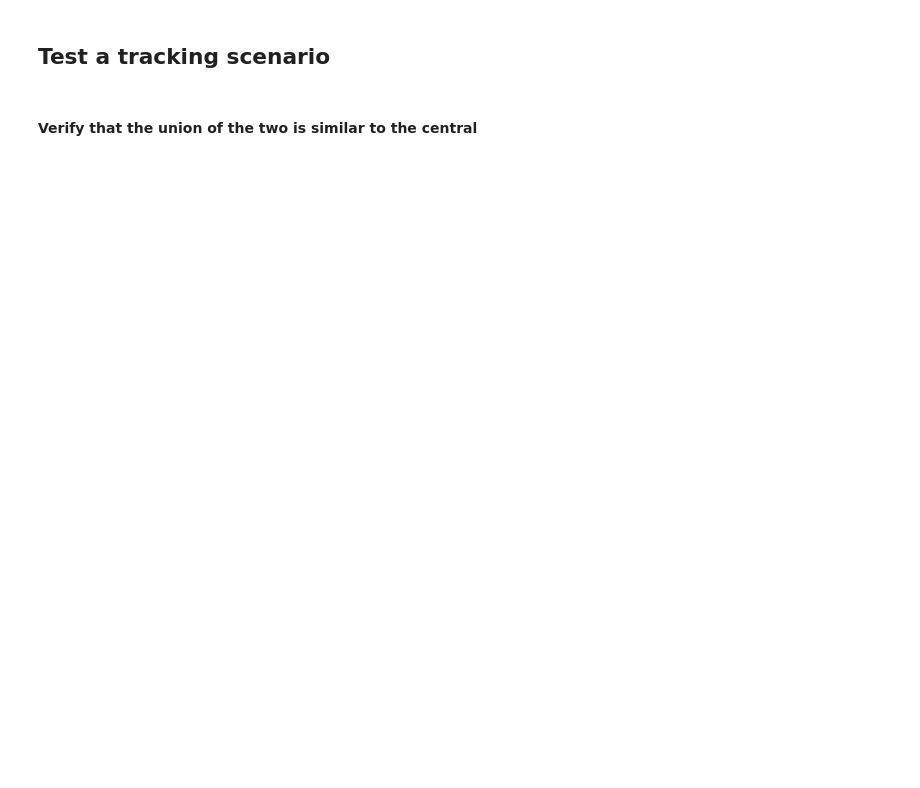
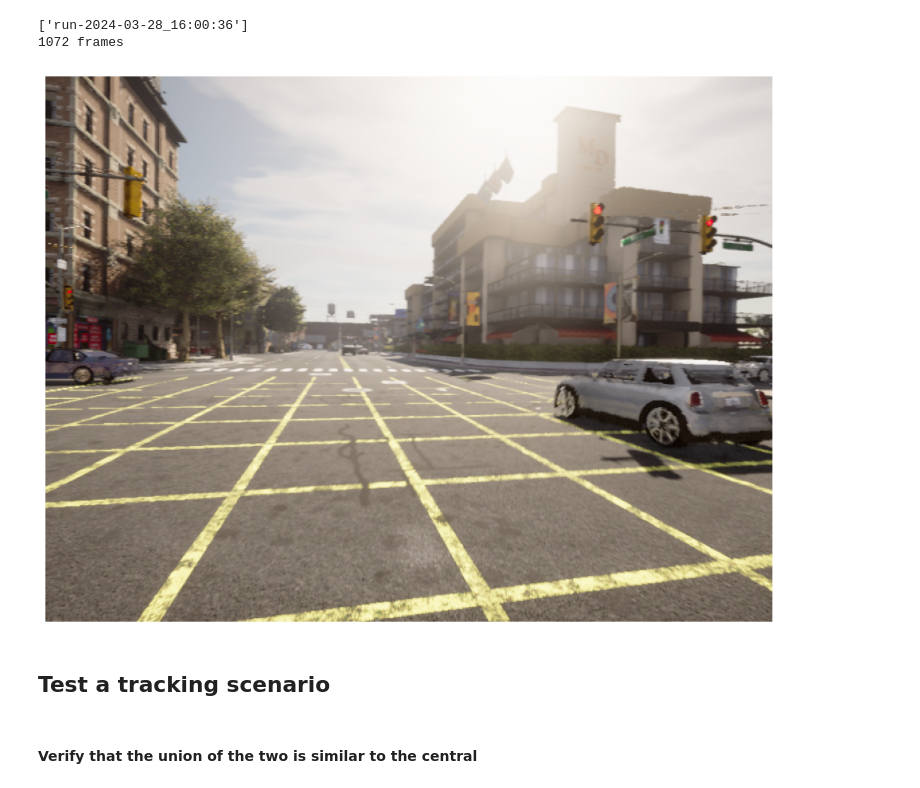
Before and after one commit to avstack-lab/carla-sandbox, a Jupyter notebook: notebooks/test_carla_dataset.ipynb, the cells around one changed output. Saved outputs shown, nothing was run; the diff lists cells and outputs as text; code cells hidden in the pictures; blank space fills up the shorter version.

```diff
--- a/notebooks/test_carla_dataset.ipynb
+++ b/notebooks/test_carla_dataset.ipynb
@@ -5,20 +5,27 @@ from avapi.carla import CarlaScenesManager
 
 
 cpath = os.path.join("/data/shared/CARLA/multi-agent-v1/")
+# cpath = "../examples/sim_results"
 CSM = CarlaScenesManager(cpath)
 print(CSM.scenes)
-CDM = CSM.get_scene_dataset_by_index(1)
+CDM = CSM.get_scene_dataset_by_index(0)
 print(f"{len(CDM)} frames")
+# %% [output]
+['run-2024-03-28_16:00:36']
+1072 frames
 # %%
-from avapi.visualize.snapshot import show_lidar_bev_with_boxes, show_lidar_on_image
+from avapi.visualize.snapshot import show_lidar_bev_with_boxes, show_lidar_on_image, show_image_with_boxes
 
-agent = 1
-frame_idx = 76
+agent = 0
+frame_idx = 60
 camera_sensor = "camera-1"
-lidar_sensor = "lidar-0"
+# lidar_sensor = "lidar-0"
 frame = CDM.get_frames(sensor=camera_sensor, agent=agent)[frame_idx]
 img = CDM.get_image(frame=frame, sensor=camera_sensor, agent=agent)
-pc = CDM.get_lidar(frame=frame, sensor=lidar_sensor, agent=agent)
-objs = CDM.get_objects(frame=frame, sensor=lidar_sensor, agent=agent)
-show_lidar_bev_with_boxes(pc=pc, boxes=objs)
-show_lidar_on_image(img=img, pc=pc, boxes=objs)
+# pc = CDM.get_lidar(frame=frame, sensor=lidar_sensor, agent=agent)
+# objs = CDM.get_objects(frame=frame, sensor=lidar_sensor, agent=agent)
+# show_lidar_bev_with_boxes(pc=pc, boxes=objs)
+# show_lidar_on_image(img=img, pc=pc, boxes=objs)
+im_out = show_image_with_boxes(img=img, boxes=[], inline=True, return_image=True)
+# %% [output]
+[figure, added]
```
Also changed, not shown: parts of 2 cells of this notebook, 27 other files.
